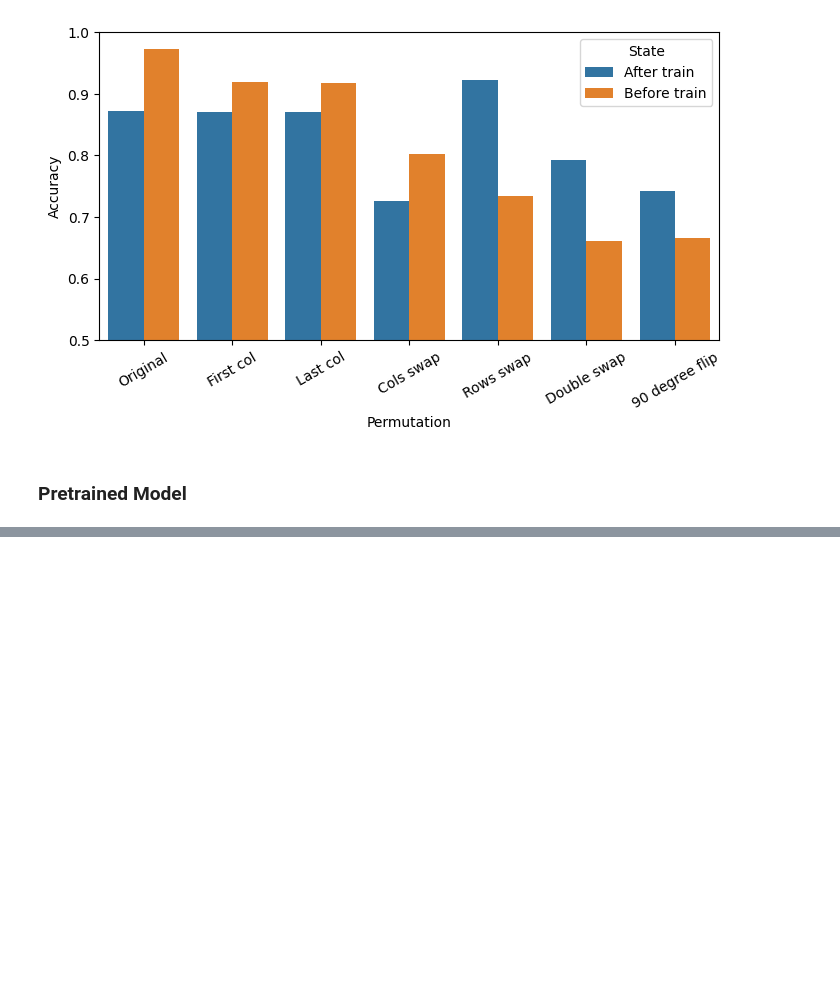
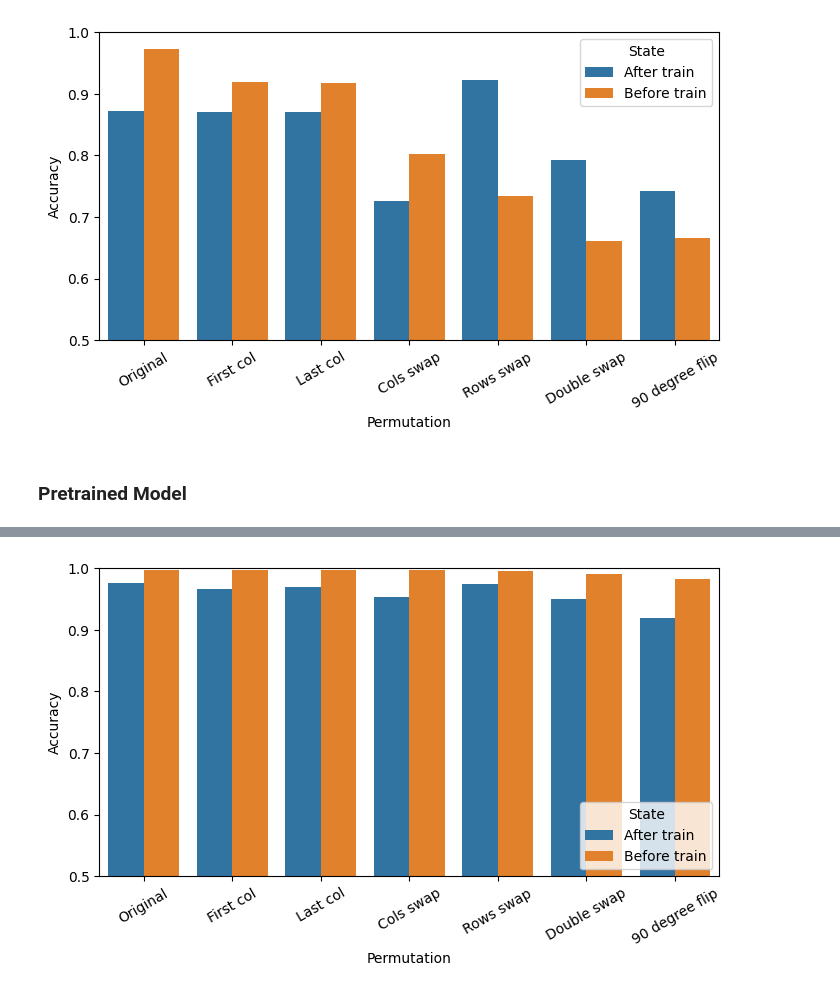
Before and after one commit to itayshap/MLDS-Final-Project, a Jupyter notebook: Final_Project_Permuted Puzzle.ipynb, the cells around one changed output, grey strips where cells are left out. Cells and saved outputs as stored; diff of their text form; code cells hidden in the pictures; blank space fills up the shorter version.

```diff
--- a/Final_Project_Permuted Puzzle.ipynb
+++ b/Final_Project_Permuted Puzzle.ipynb
@@ -234,0 +253,15 @@ plt.xticks(rotation=30);
+# %%
+vit_permutation_results = run_accuracy_test(model=vit_model, permutation_dict=permutation_dict, is_vit=True, processor=vit_model.processor, size=224)
+# %%
+vit_permutation_df = pd.DataFrame(vit_permutation_results)
+vit_permutation_df['State'] = 'After train'
+vit_rank_test_result_df = pd.DataFrame(data=Vit_results['Accuracy'], columns=['Accuracy'], index= vit_permutation_df.Permutation).reset_index()
+vit_rank_test_result_df['State'] = 'Before train'
+# %%
+plt.figure(figsize=(8,4))
+g= sns.barplot(data=pd.concat([vit_permutation_df, vit_rank_test_result_df]), x='Permutation', y='Accuracy', hue='State')
+plt.ylim((0.5,1))
+sns.move_legend(g, "lower right")
+plt.xticks(rotation=30);
+# %% [output]
+[figure, added]
```
Also changed, not shown: parts of 9 cells of this notebook, 1 other file.
